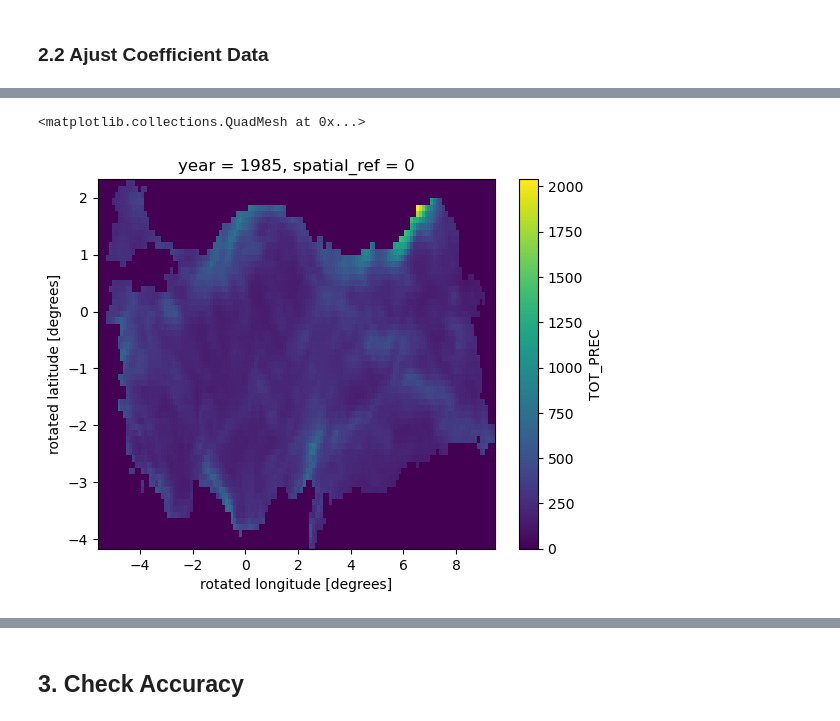
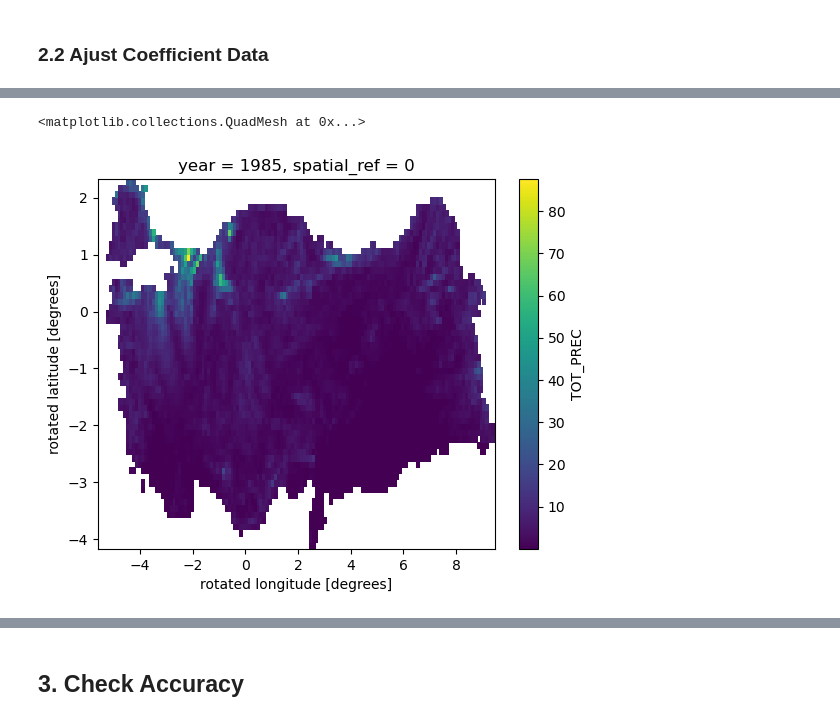
Before and after one commit to donmezkutay/msc-thesis-codes, a Jupyter notebook: bias_correction2_adjust_model.ipynb, the cells around one changed output, grey strips where cells are left out. Saved outputs shown, nothing was run; the diff lists cells and outputs as text; code cells hidden in the pictures.

```diff
--- a/bias_correction2_adjust_model.ipynb
+++ b/bias_correction2_adjust_model.ipynb
@@ -246,10 +249,10 @@ data open
 data open
 ... (9 outputs left out)
-# %%
-dt_model['TOT_PREC'].sum(dim='time').plot()
-# %% [output]
-<matplotlib.collections.QuadMesh at 0x...>
-[figure, removed]
+# %%
+dt_model['TOT_PREC'].max(dim='time').plot()
+# %% [output]
+<matplotlib.collections.QuadMesh at 0x...>
+[figure, added]
 # %%
 jj = xr.open_dataset(fr"{path_general}/cosmo/yearly/BC/BC_QDM_era5land_Tr011_MPI_RF_PR_{season}_1hr_2100.nc")
 # %%
```
Also changed, not shown: parts of 6 cells of this notebook, 7 other files.
